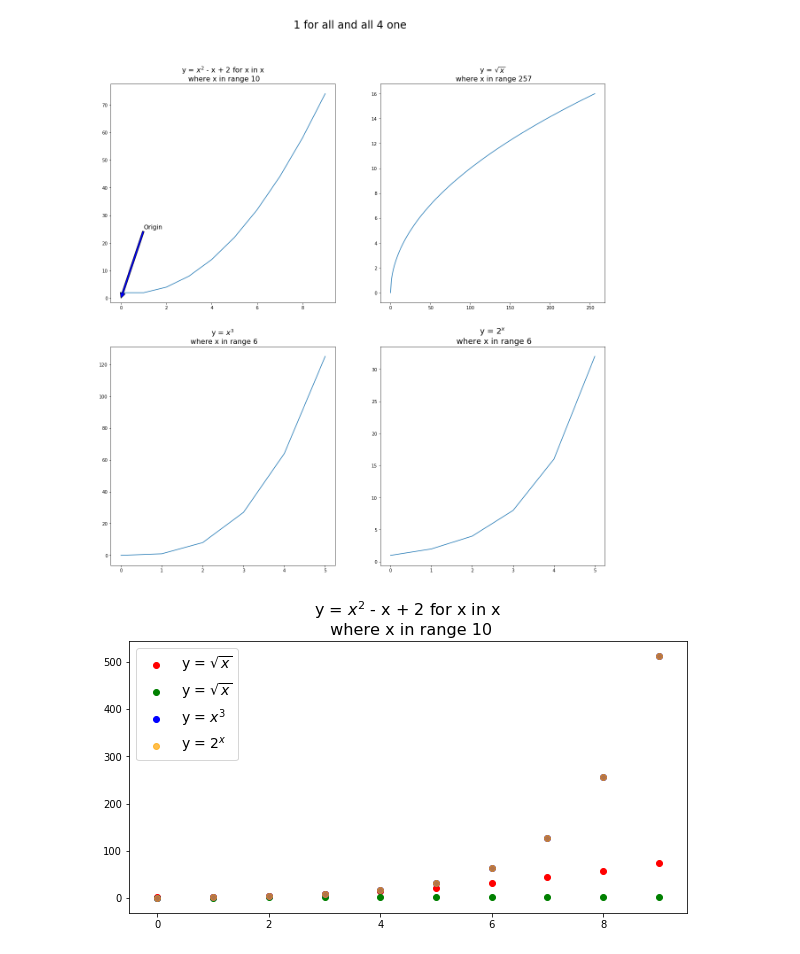
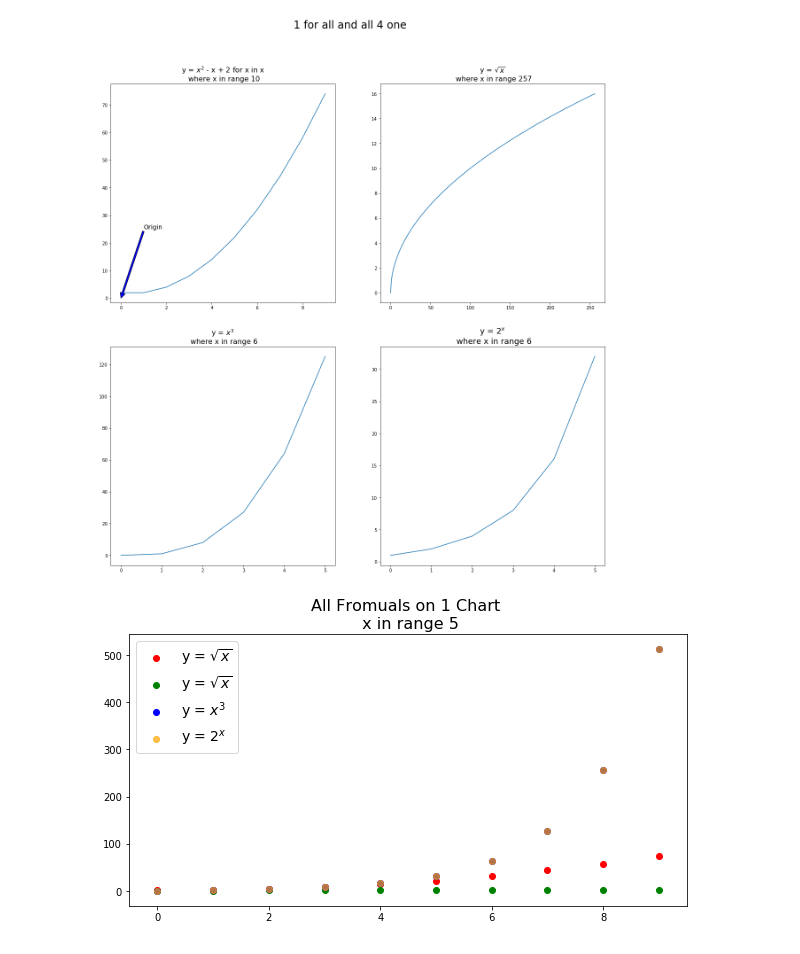
Before and after one commit to datastraine/numpy-pandas-visualization-exercises, a Jupyter notebook: matplotlib_exercises.ipynb, the cells around one changed output. Saved outputs shown, nothing was run; the diff lists cells and outputs as text; code cells hidden in the pictures.

Commit message:
updates last chart with proper title

```diff
--- a/matplotlib_exercises.ipynb
+++ b/matplotlib_exercises.ipynb
@@ -96,25 +96,25 @@ plt.show()
 # %%
 x1 = list(range(10))
 y1 = [x**2 - x + 2 for x in x1]
 
 x2 = list(range(10))
 y2 = [math.sqrt(x) for x in x2]
 
 x3 = list(range(10))
 y3 = [math.pow(n, 3) for n in x3]
 
 x4 = list(range(10))
 y4 = [2**n for n in x4]
 
 plt.figure(figsize = (10,5))
 plt.scatter(x1, y1, c="red", label="y = $\sqrt{x}$")
 plt.scatter(x2, y2, c ="green", label="y = $\sqrt{x}$")
 plt.scatter(x3, y4, c="blue", label="y = $x^3$")
 plt.scatter(x4, y4, c="orange", label="y = $2^x$", alpha=.7)
-plt.title("y = $x^2$ - x + 2 for x in x \n where x in range 10", fontsize = 16)
+plt.title("All Fromuals on 1 Chart \n x in range 5", fontsize = 16)
 plt.figure
 plt.legend(loc='upper left', fontsize = "14")
 #plt.annotate('Origin', fontsize = 14, xy=(0,0), xytext=(0, 10), arrowprops={'facecolor' : 'blue'})
 plt.show()
 # %% [output]
-[figure, old version]
+[figure, new version]
```
